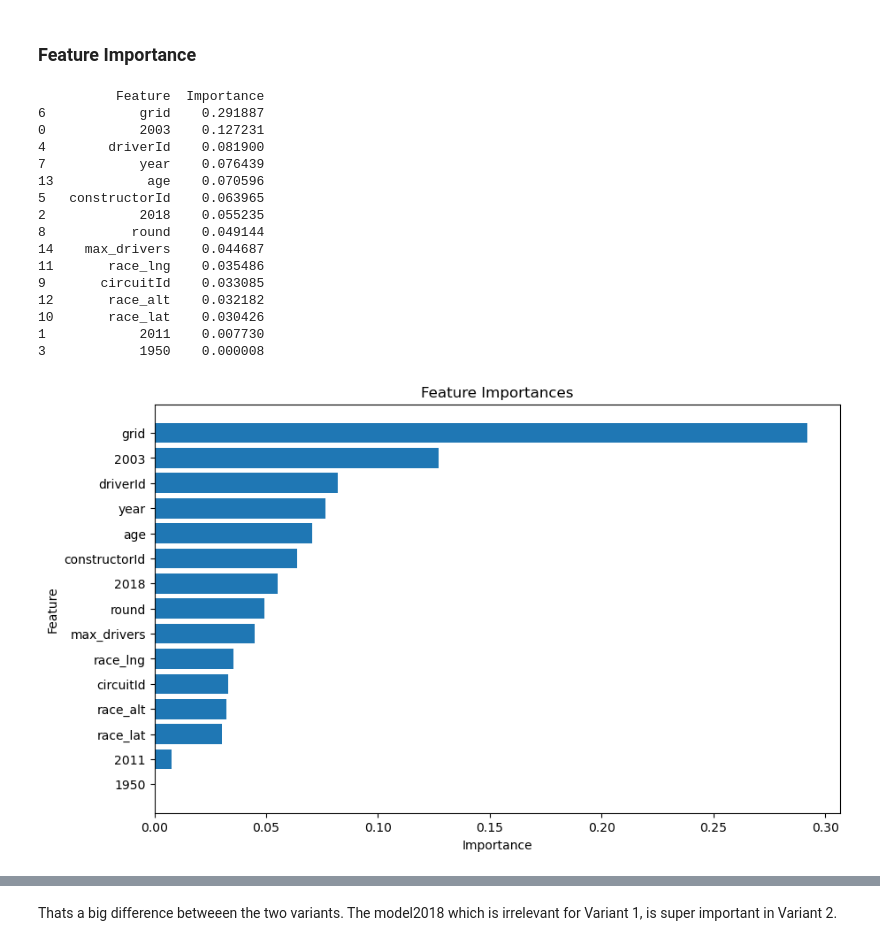
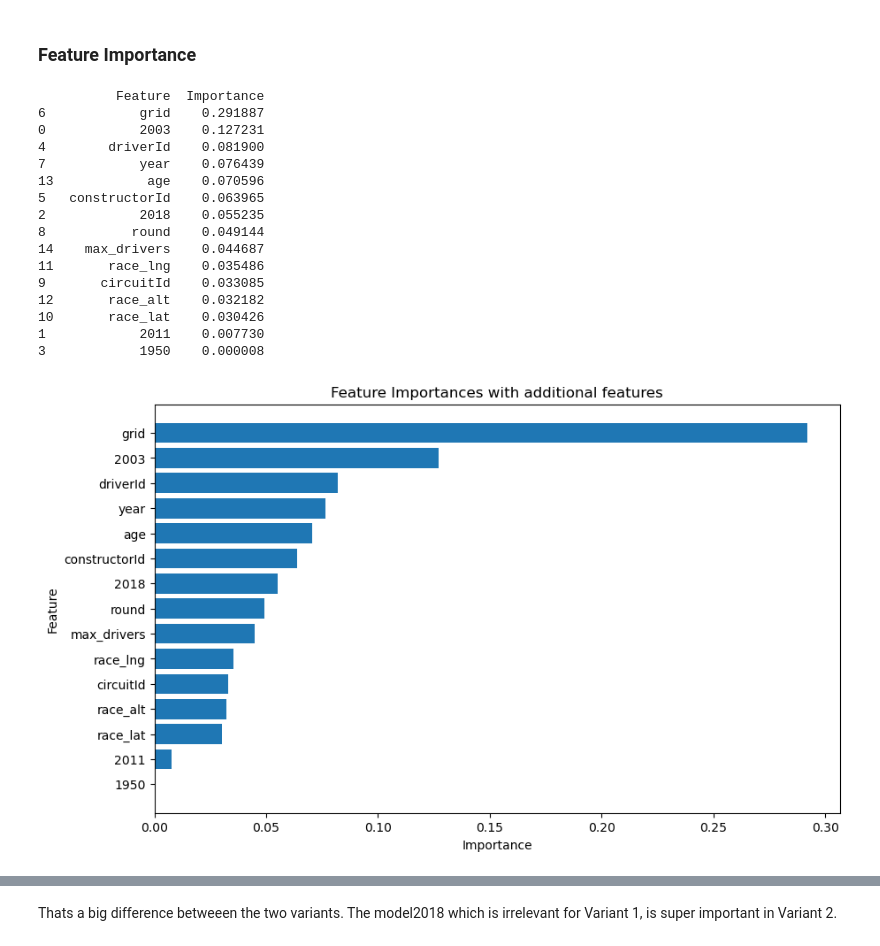
Before and after one commit to fengelnsbauer/ie500-data-mining-group7, a Jupyter notebook: src/model_learningV2.ipynb, the cells around one changed output, grey strips where cells are left out. Cells and saved outputs as stored; diff of their text form; code cells hidden in the pictures.

```diff
--- a/src/model_learningV2.ipynb
+++ b/src/model_learningV2.ipynb
@@ -2038,13 +2002,0 @@ ensemble_df_test_c = pd.concat([df_test_2003c, df_test_2011c, df_test_2018c, df_
-# %%
-# Train RandomForrestRegressor on the predictions & original features
-from sklearn.ensemble import RandomForestRegressor
-
-# Initialising the Random Forest Regressor
-ens_rfr = RandomForestRegressor(random_state=42)
-
-# Training the Random Forest Regressor
-ens_rfr.fit(ensemble_df_train_c, y_train_1950)
-
-# Final prediction
-ens_rfr_pred_c = ens_rfr.predict(ensemble_df_test_c)
-print(ens_rfr_pred_c)
@@ -2140,35 +2078,35 @@ importance_df = pd.DataFrame({'Feature': features, 'Importance': feature_importa
 # Sort the feature importances
 importance_df = importance_df.sort_values(by='Importance', ascending=False)
 
 # Print the feature importances
 print(importance_df)
 
 # Plot the feature importances
 plt.figure(figsize=(10, 6))
 plt.barh(importance_df['Feature'], importance_df['Importance'])
 plt.xlabel('Importance')
 plt.ylabel('Feature')
-plt.title('Feature Importances')
+plt.title('Feature Importances with additional features')
 plt.gca().invert_yaxis()
 plt.show()
 # %% [output]
           Feature  Importance
 6            grid    0.291887
 0            2003    0.127231
 4        driverId    0.081900
 7            year    0.076439
 13            age    0.070596
 5   constructorId    0.063965
 2            2018    0.055235
 8           round    0.049144
 14    max_drivers    0.044687
 11       race_lng    0.035486
 9       circuitId    0.033085
 12       race_alt    0.032182
 10       race_lat    0.030426
 1            2011    0.007730
 3            1950    0.000008
-[figure, old version]
+[figure, new version]
 # %%
 # Show the feature importances for Variant 2
 feature_importances = ens_rfr2.feature_importances_
```
Also changed, not shown: parts of 11 cells of this notebook.
